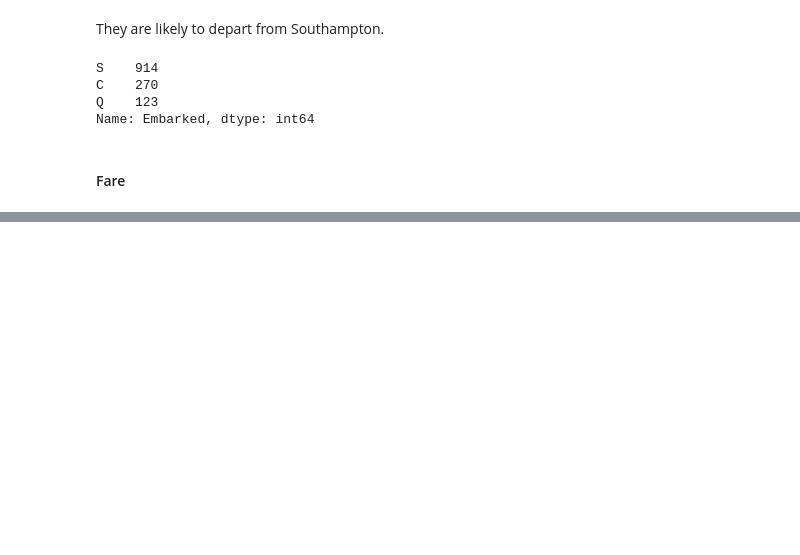
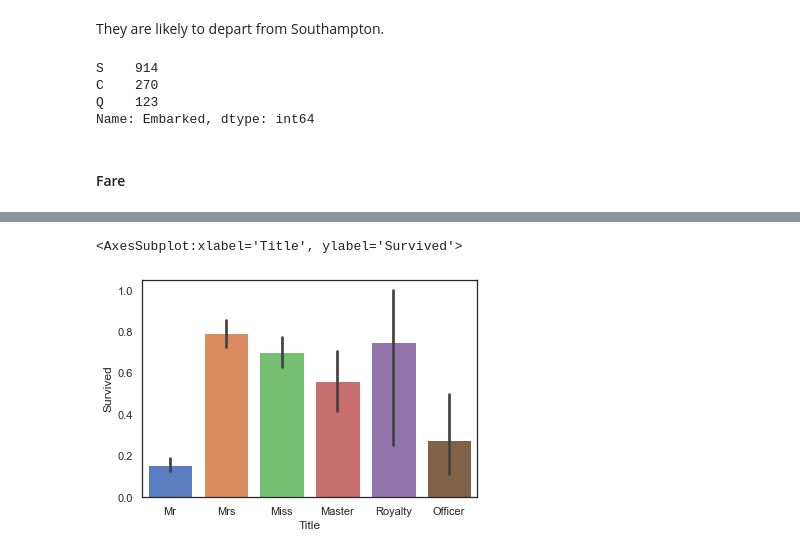
Before and after one commit to tmtsf/kaggle, a Jupyter notebook: titanic/notebook/titanic.ipynb, the cells around one changed output, grey strips where cells are left out. Saved outputs shown, nothing was run; the diff lists cells and outputs as text; code cells hidden in the pictures; blank space fills up the shorter version.

```diff
--- a/titanic/notebook/titanic.ipynb
+++ b/titanic/notebook/titanic.ipynb
@@ -221,0 +225,3 @@ full['Fare'] = full['Fare'].fillna(full[(full['Pclass']==3)&(full['Embarked']=='
+# %%
+full['Title'] = full['Name'].map(lambda x: x.split(',')[1].split('.')[0].strip())
+full['Title'].value_counts()
@@ -221,0 +248,23 @@ full['Fare'] = full['Fare'].fillna(full[(full['Pclass']==3)&(full['Embarked']=='
+# %%
+title_dict = {}
+title_dict['Mr'] = 'Mr'
+title_dict['Mlle'] = 'Miss'
+title_dict['Miss'] = 'Miss'
+title_dict['Master'] = 'Master'
+title_dict['Jonkheer'] = 'Master'
+title_dict['Mme'] = 'Mrs'
+title_dict['Ms'] = 'Mrs'
+title_dict['Mrs'] = 'Mrs'
+title_dict['Don'] = 'Royalty'
+title_dict['Sir'] = 'Royalty'
+title_dict['the Countess'] = 'Royalty'
+title_dict['Dona'] = 'Royalty'
+title_dict['Lady'] = 'Royalty'
+title_dict['Capt'] = 'Officer'
+title_dict['Col'] = 'Officer'
+title_dict['Major'] = 'Officer'
+title_dict['Dr'] = 'Officer'
+title_dict['Rev'] = 'Officer'
+
+full['Title'] = full['Title'].map(title_dict)
+full['Title'].value_counts()
@@ -221,0 +279,5 @@ full['Fare'] = full['Fare'].fillna(full[(full['Pclass']==3)&(full['Embarked']=='
+# %%
+sns.barplot(data=full, x='Title', y='Survived')
+# %% [output]
+<AxesSubplot:xlabel='Title', ylabel='Survived'>
+[figure, added]
```
Also changed, not shown: parts of 48 cells of this notebook.
